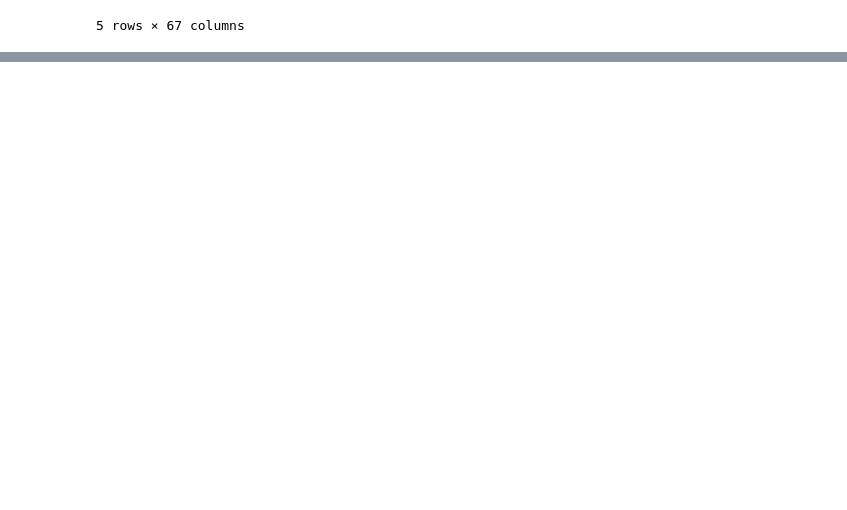
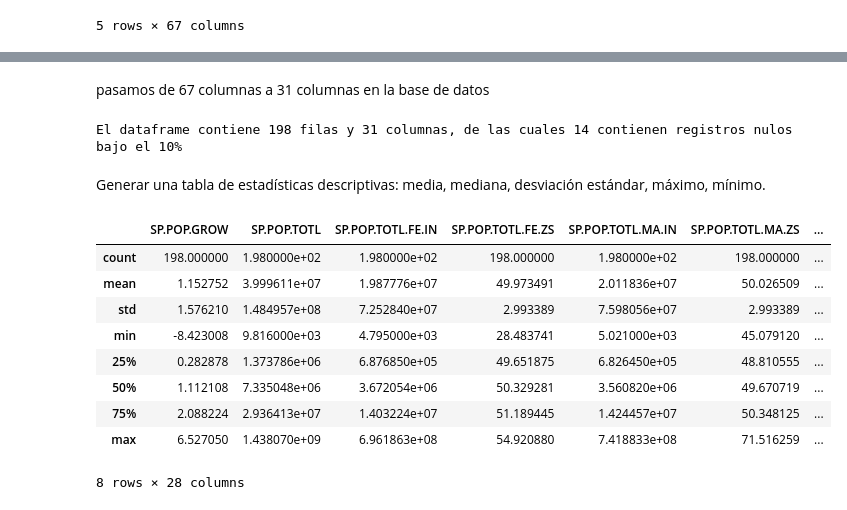
Before and after one commit to Naty-2906/ciencias-de-datos, a Jupyter notebook: etapa_1.ipynb, the cells around one changed output, grey strips where cells are left out. Saved outputs shown, nothing was run; the diff lists cells and outputs as text; code cells hidden in the pictures; blank space fills up the shorter version.

```diff
--- a/etapa_1.ipynb
+++ b/etapa_1.ipynb
@@ -207,0 +269,8 @@ df_wb_raw.head()
+# %%
+#Generar un condición booleaba es decir que puee
+#tomar dos valores siendo mayor a 10% o menor a 10%
+condicion = paises.isna().mean()>0.10
+#columnas con valores nulos
+drop_columnas = list(paises.isna().mean()[condicion].index)
+#eliminar las columnas seleccionadas
+paises = paises.drop(columns=drop_columnas)
@@ -207,0 +297,21 @@ df_wb_raw.head()
+# %% [markdown]
+pasamos de 67 columnas a 31 columnas en la base de datos
+# %%
+print(f'El dataframe contiene {paises.shape[0]} filas y {paises.shape[1]} columnas, de las cuales {len(paises.isna().sum()[paises.isna().mean()>0].index)} contienen registros nulos bajo el 10%')
+# %% [output]
+El dataframe contiene 198 filas y 31 columnas, de las cuales 14 contienen registros nulos bajo el 10%
+# %% [markdown]
+Generar una tabla de estadísticas descriptivas: media, mediana, desviación estándar, máximo, mínimo.
+# %%
+paises.describe()
+# %% [output]
+|  | SP.POP.GROW | SP.POP.TOTL | SP.POP.TOTL.FE.IN | SP.POP.TOTL.FE.ZS | SP.POP.TOTL.MA.IN | SP.POP.TOTL.MA.ZS | ... |
+| count | 198.000000 | 1.980000e+02 | 1.980000e+02 | 198.000000 | 1.980000e+02 | 198.000000 | ... |
+| mean | 1.152752 | 3.999611e+07 | 1.987776e+07 | 49.973491 | 2.011836e+07 | 50.026509 | ... |
+| std | 1.576210 | 1.484957e+08 | 7.252840e+07 | 2.993389 | 7.598056e+07 | 2.993389 | ... |
+| min | -8.423008 | 9.816000e+03 | 4.795000e+03 | 28.483741 | 5.021000e+03 | 45.079120 | ... |
+| 25% | 0.282878 | 1.373786e+06 | 6.876850e+05 | 49.651875 | 6.826450e+05 | 48.810555 | ... |
+| 50% | 1.112108 | 7.335048e+06 | 3.672054e+06 | 50.329281 | 3.560820e+06 | 49.670719 | ... |
+| 75% | 2.088224 | 2.936413e+07 | 1.403224e+07 | 51.189445 | 1.424457e+07 | 50.348125 | ... |
+| max | 6.527050 | 1.438070e+09 | 6.961863e+08 | 54.920880 | 7.418833e+08 | 71.516259 | ... |
+8 rows × 28 columns
```
Also changed, not shown: parts of 15 cells of this notebook.
